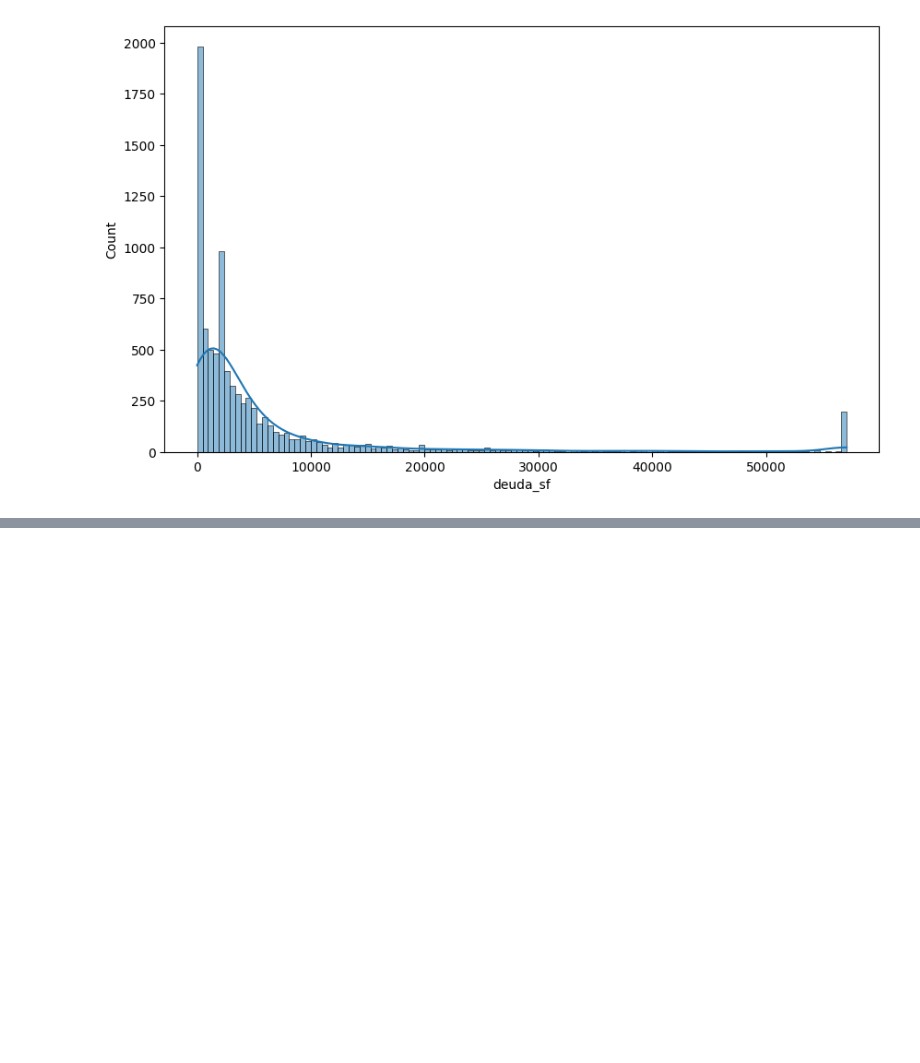
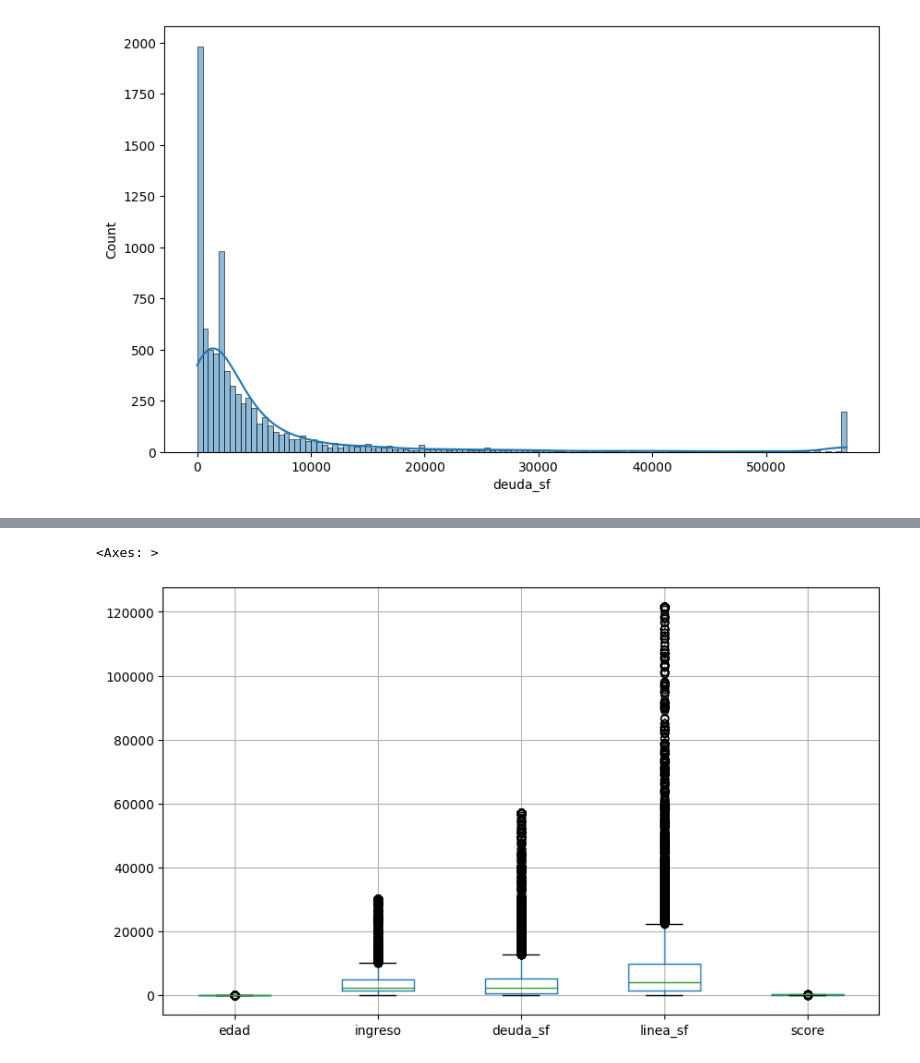
Before and after one commit to e46537303-ui/Finanzas-Proyecto1, a Jupyter notebook: Análisis_de_Riesgo_Crediticio_en_el_Sector_Financiero.ipynb, the cells around one changed output, grey strips where cells are left out. Drawn from its saved outputs; the diff is of its cells as text; code cells hidden in the pictures; blank space fills up the shorter version.

```diff
--- a/Análisis_de_Riesgo_Crediticio_en_el_Sector_Financiero.ipynb
+++ b/Análisis_de_Riesgo_Crediticio_en_el_Sector_Financiero.ipynb
@@ -153,0 +231,5 @@ sns.histplot(df['deuda_sf'], kde=True)
+# %%
+df.boxplot(column=["edad","ingreso","deuda_sf","linea_sf","score"], figsize=(10,6))
+# %% [output]
+<Axes: >
+[figure, added]
```
Also changed, not shown: parts of 4 cells of this notebook.
